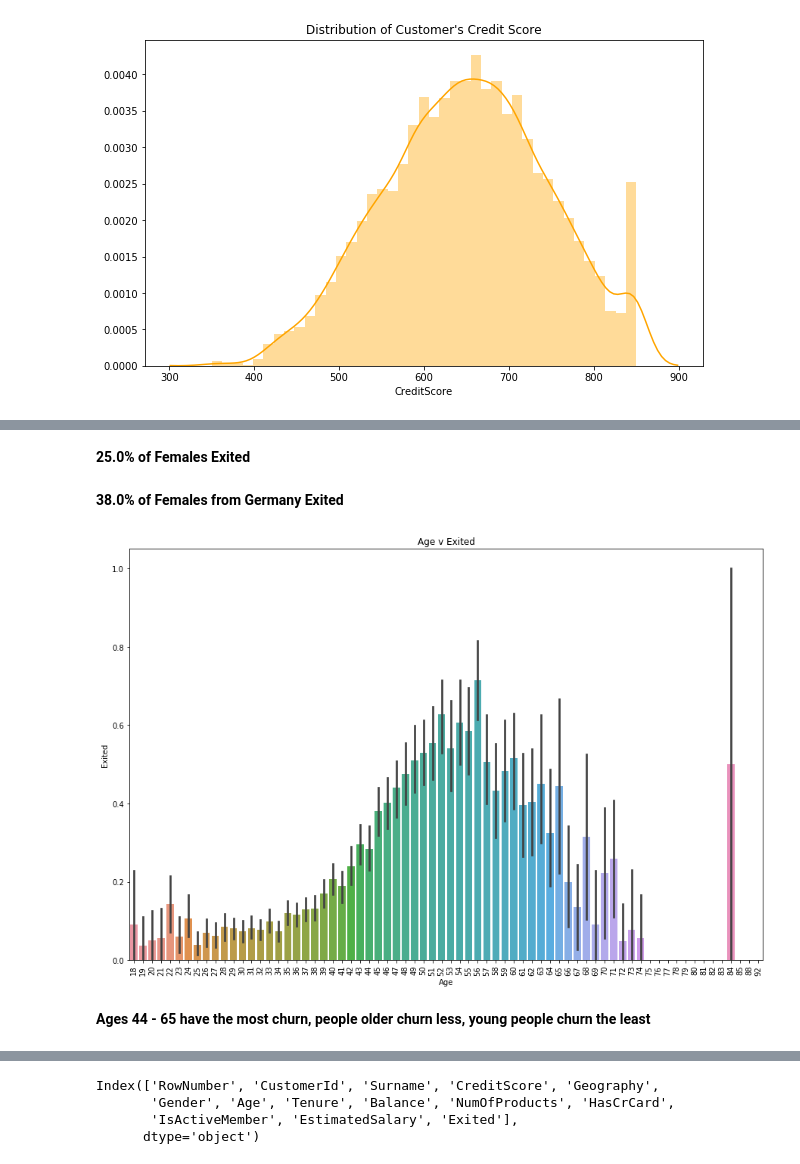
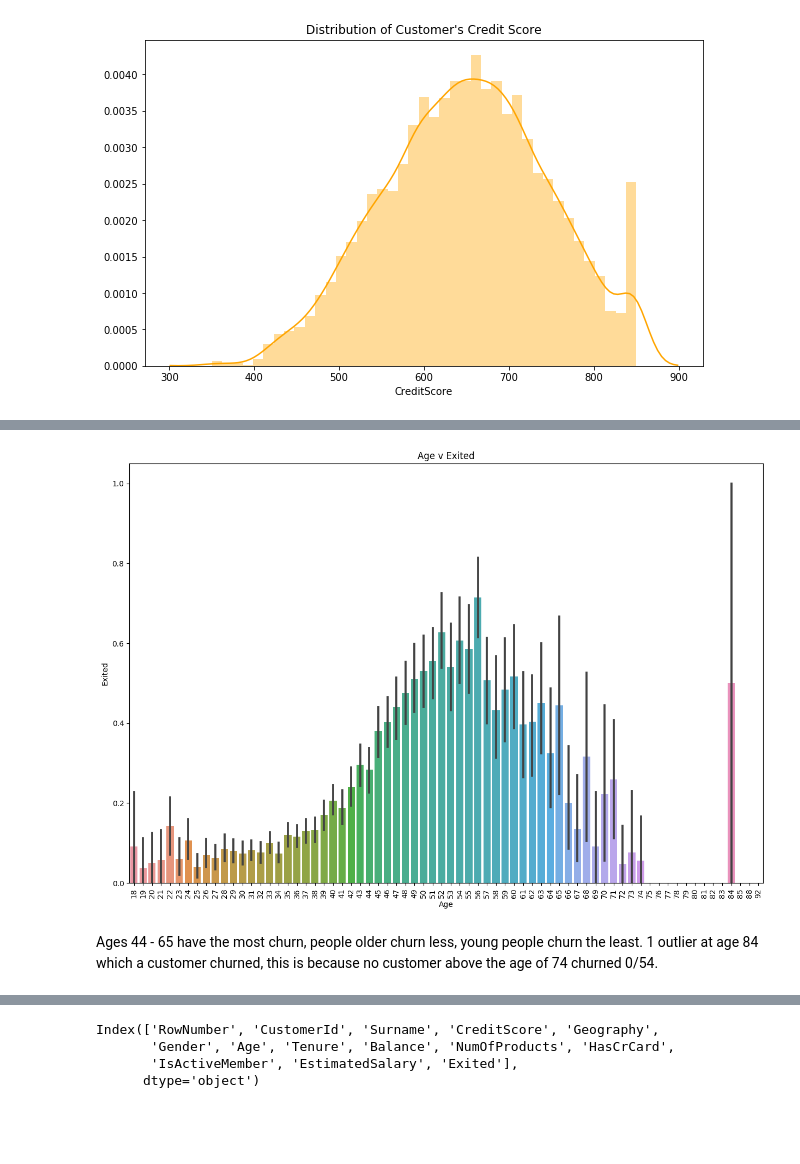
Before and after one commit to kuropeter/Bank-Customer-Churn-Analysis-with-python, a Jupyter notebook: EDA.ipynb, the cells around one changed output, grey strips where cells are left out. Cells and saved outputs as stored; diff of their text form; code cells hidden in the pictures; blank space fills up the shorter version.

```diff
--- a/EDA.ipynb
+++ b/EDA.ipynb
@@ -23,3 +37,3 @@ df.head()
 # %%
 # Removing Columns we wont need
-df.drop(columns=['RowNumber', 'CustomerId', 'Surname'], axis=1,inplace=True)
+# df.drop(columns=['RowNumber', 'CustomerId', 'Surname'], axis=1,inplace=True)
@@ -227,2 +237,0 @@ percent = (has/nt)*100
-# %% [markdown]
-**25.0% of Females Exited**
@@ -235,11 +238,10 @@ percent = (has/nt)*100
-# %% [markdown]
-**38.0% of Females from Germany Exited**
 # %%
+# Bar Chart showing probability of churning by customers Age
 plt.figure(figsize=(15,10))
 sns.barplot(data=df, x='Age', y='Exited')
-plt.xticks
+plt.xticks(rotation=90)
 plt.title("Age v Exited");
 # %% [output]
-[figure, old version]
+[figure, new version]
 # %% [markdown]
-**Ages 44 - 65 have the most churn, people older churn less, young people churn the least**
+Ages 44 - 65 have the most churn, people older churn less, young people churn the least. 1 outlier at age 84 which a customer churned, this is because no customer above the age of 74 churned 0/54.
```
Also changed, not shown: parts of 53 cells of this notebook.
